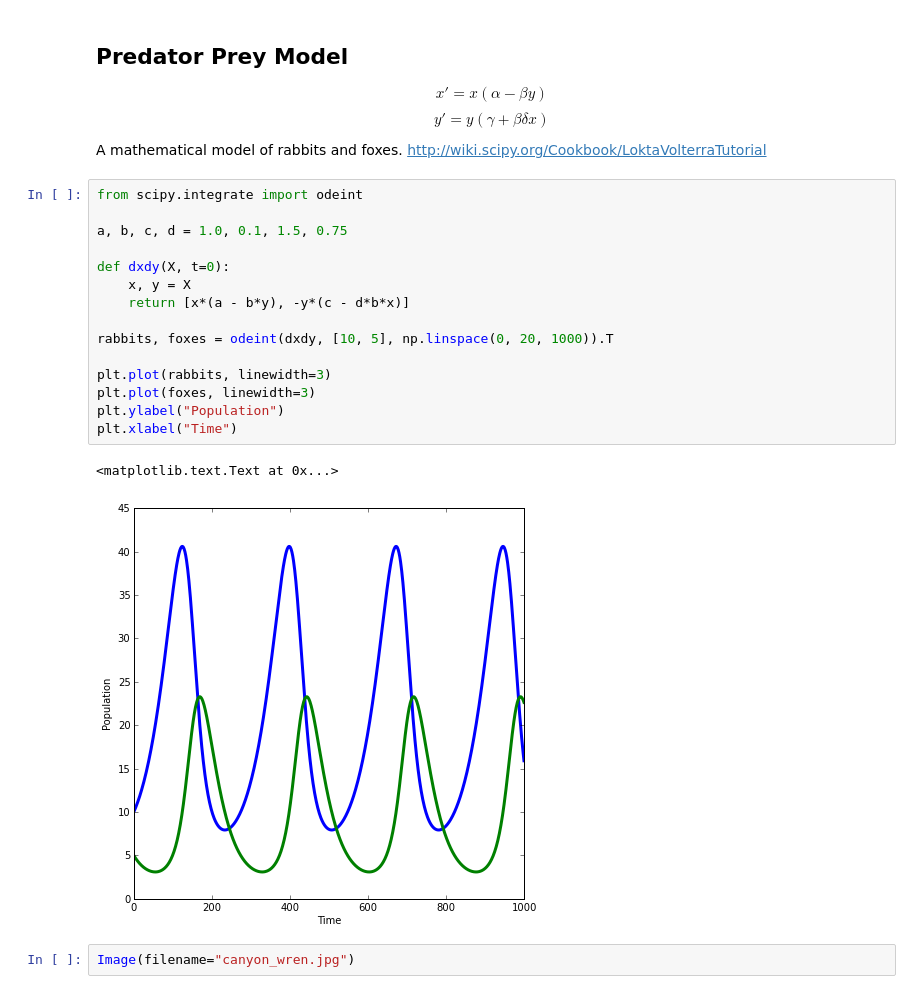
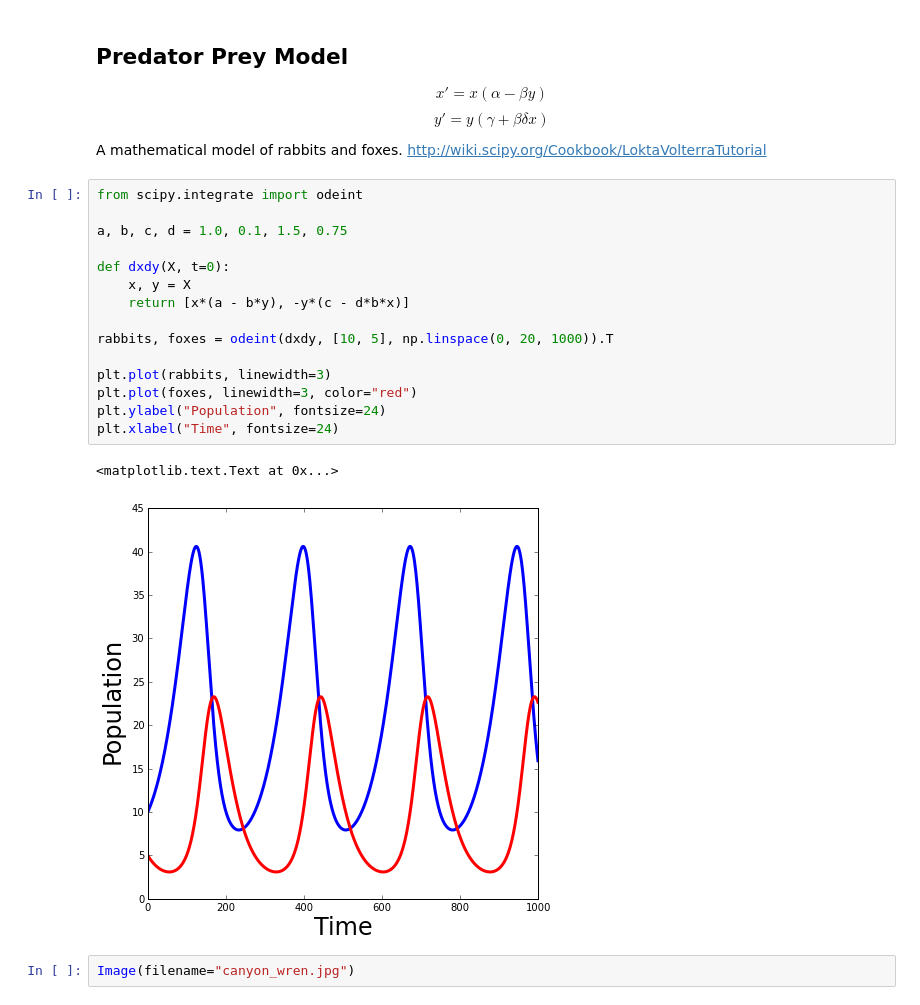
Before and after one commit to jkfurtney/pymn-demo, a Jupyter notebook: demo.ipynb, the cells around one changed output. Saved outputs shown, nothing was run; the diff lists cells and outputs as text.

```diff
--- a/demo.ipynb
+++ b/demo.ipynb
@@ -61,21 +64,21 @@ http://wiki.scipy.org/Cookbook/LoktaVolterraTutorial
 # %%
 from scipy.integrate import odeint
 
 a, b, c, d = 1.0, 0.1, 1.5, 0.75
 
 def dxdy(X, t=0):
     x, y = X
     return [x*(a - b*y), -y*(c - d*b*x)]
 
 rabbits, foxes = odeint(dxdy, [10, 5], np.linspace(0, 20, 1000)).T
 
 plt.plot(rabbits, linewidth=3)
-plt.plot(foxes, linewidth=3)
-plt.ylabel("Population")
-plt.xlabel("Time")
+plt.plot(foxes, linewidth=3, color="red")
+plt.ylabel("Population", fontsize=24)
+plt.xlabel("Time", fontsize=24)
 # %% [output]
 <matplotlib.text.Text at 0x...>
-[figure, old version]
+[figure, new version]
 # %%
 Image(filename="canyon_wren.jpg")
 # %% [output]
```
Also changed, not shown: parts of 8 cells of this notebook, 2 other files.
